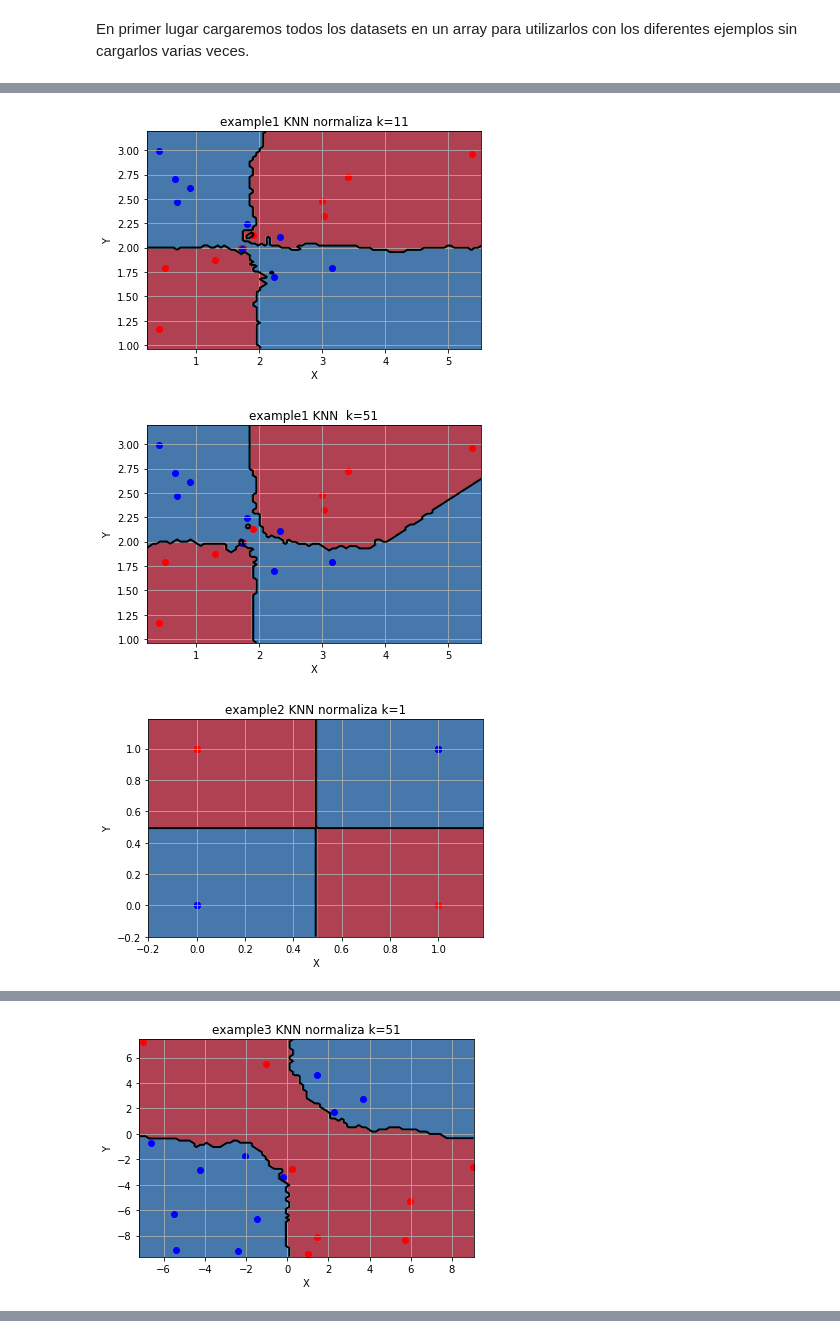
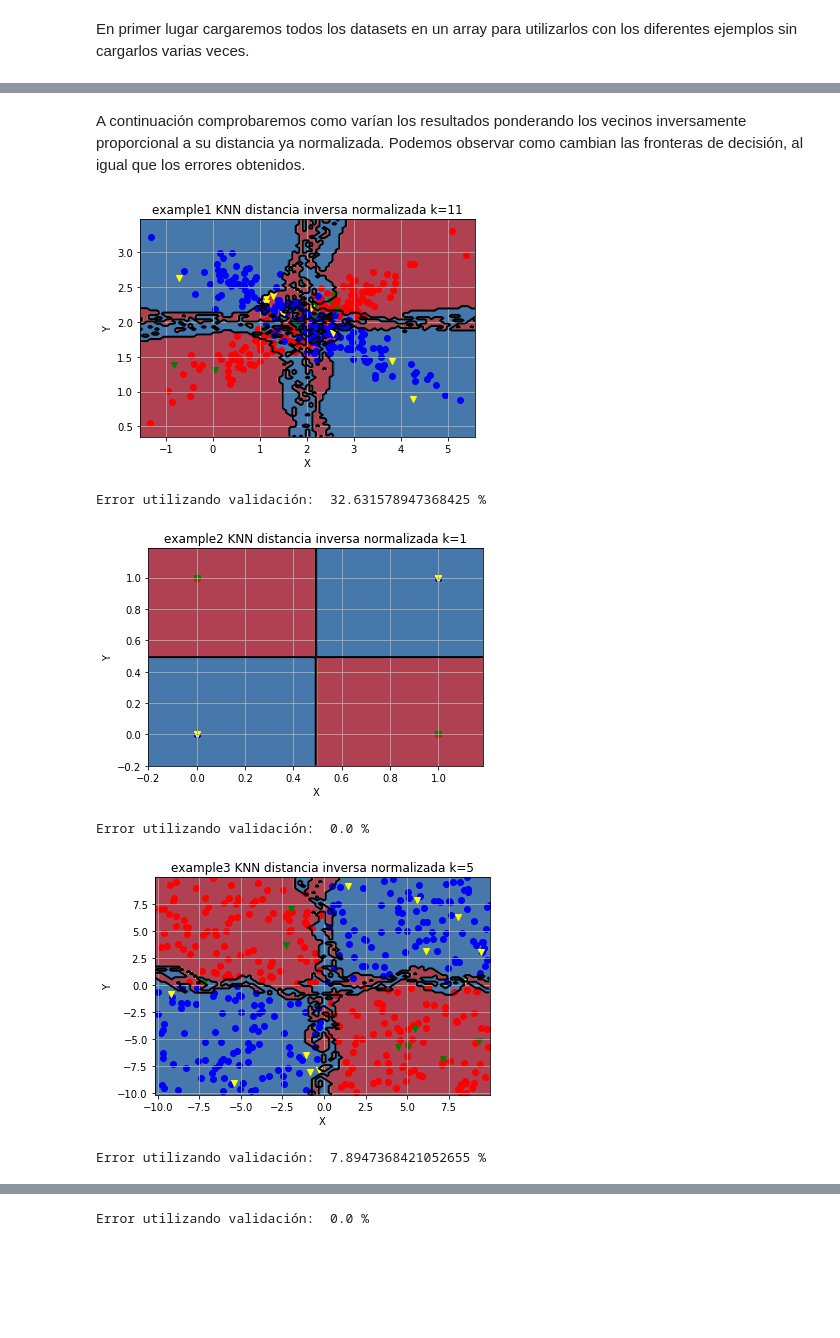
Before and after one commit to pablomm/faa, a Jupyter notebook: Practica2/Practica2.ipynb, the cells around one changed output, grey strips where cells are left out. Drawn from its saved outputs; the diff is of its cells as text; code cells hidden in the pictures; blank space fills up the shorter version.

```diff
--- a/Practica2/Practica2.ipynb
+++ b/Practica2/Practica2.ipynb
@@ -82,0 +210,18 @@ La normalización no cambia significativamente los resultados, obviando el ejemp
+# %%
+for i, name in enumerate(dataset_names[:-1]):
+    particion = kfold(datasets[i])[0]
+    idx = particion.indicesTest
+    idx_train = particion.indicesTrain
+    knnSklearn = KNeighborsClassifier(n_neighbors=vecinos[np.argmin(errores_medios[i,:,1])])
+    knnSklearn.fit(datasets[i][idx_train,:-1], datasets[i][idx_train,-1])
+    title = "{} KNN-SKlearn k={}".format(name, k)
+    plotModel(datasets[i][idx_train,0],datasets[i][idx_train,1], datasets[i][idx_train,2],
+              knnSklearn, title, datasets[i].diccionarios)
+    x = datasets[i][:,0]
+    y = datasets[i][:,1]
+    clase = datasets[i][:,-1]
+    plt.scatter(x[idx][clase[idx]==0], y[idx][clase[idx]==0], c='green', marker="v")
+    plt.scatter(x[idx][clase[idx]==1], y[idx][clase[idx]==1], c='yellow', marker="v")
+
+    plt.show()
+    print("Aciertos utilizando validación: ",100*knnSklearn.score(datasets[i][:,:-1],datasets[i][:,-1]),"%")
@@ -83,16 +237,30 @@ La normalización no cambia significativamente los resultados, obviando el ejemp
+# %% [markdown]
+A continuación comprobaremos como varían los resultados ponderando los vecinos inversamente proporcional a su distancia ya normalizada. Podemos observar como cambian las fronteras de decisión, al igual que los errores obtenidos.
 # %%
 for i, name in enumerate(dataset_names[:-1]):
     particion = kfold(datasets[i])[0]
-    for j, normaliza in enumerate((True, False)):
-        k = vecinos[np.argmin(errores_medios[i,:,j])]
-        knn = ClasificadorVecinosProximos(k=k, normaliza=normaliza)
-        knn.entrenamiento(datasets[i], indices=particion.indicesTrain)
-        idx = particion.indicesTest
-        idx_train = particion.indicesTrain
-        title = "{} KNN {} k={}".format(name, "normaliza" if normaliza else "", k)
-        plotModel(datasets[i][idx,0],datasets[i][idx,1], datasets[i][idx,2], knn, title, datasets[i].diccionarios)
-        plt.show()
+    idx = particion.indicesTest
+    idx_train = particion.indicesTrain
+    k = vecinos[np.argmin(errores_medios[i,:,0])]
+
+    knn = ClasificadorVecinosProximos(k=k, normaliza=True, weight='distance')
+    knn.entrenamiento(datasets[i], indices=particion.indicesTrain)
+
+    title = "{} KNN distancia inversa normalizada k={}".format(name, k)
+    plotModel(datasets[i][idx_train,0],datasets[i][idx_train,1], datasets[i][idx_train,2],
+              knn, title, datasets[i].diccionarios)
+    x = datasets[i][:,0]
+    y = datasets[i][:,1]
+    clase = datasets[i][:,-1]
+    plt.scatter(x[idx][clase[idx]==0], y[idx][clase[idx]==0], c='green', marker="v")
+    plt.scatter(x[idx][clase[idx]==1], y[idx][clase[idx]==1], c='yellow', marker="v")
+    error = np.mean(Clasificador.validacion(kfold, datasets[i], knn))
+    plt.show()
+    print("Error utilizando validación: ",100*error,"%")
 # %% [output]
-[figure, old version]
+[figure, new version]
+Error utilizando validación:  32.631578947368425 %
-[figure, old version]
+[figure, new version]
+Error utilizando validación:  0.0 %
-[figure, old version]
+[figure, new version]
+Error utilizando validación:  7.8947368421052655 %
@@ -100 +267,0 @@ for i, name in enumerate(dataset_names[:-1]):
-[figure, removed]
@@ -103,0 +268 @@ for i, name in enumerate(dataset_names[:-1]):
+Error utilizando validación:  0.0 %
```
Also changed, not shown: parts of 35 cells of this notebook, 3 other files.
